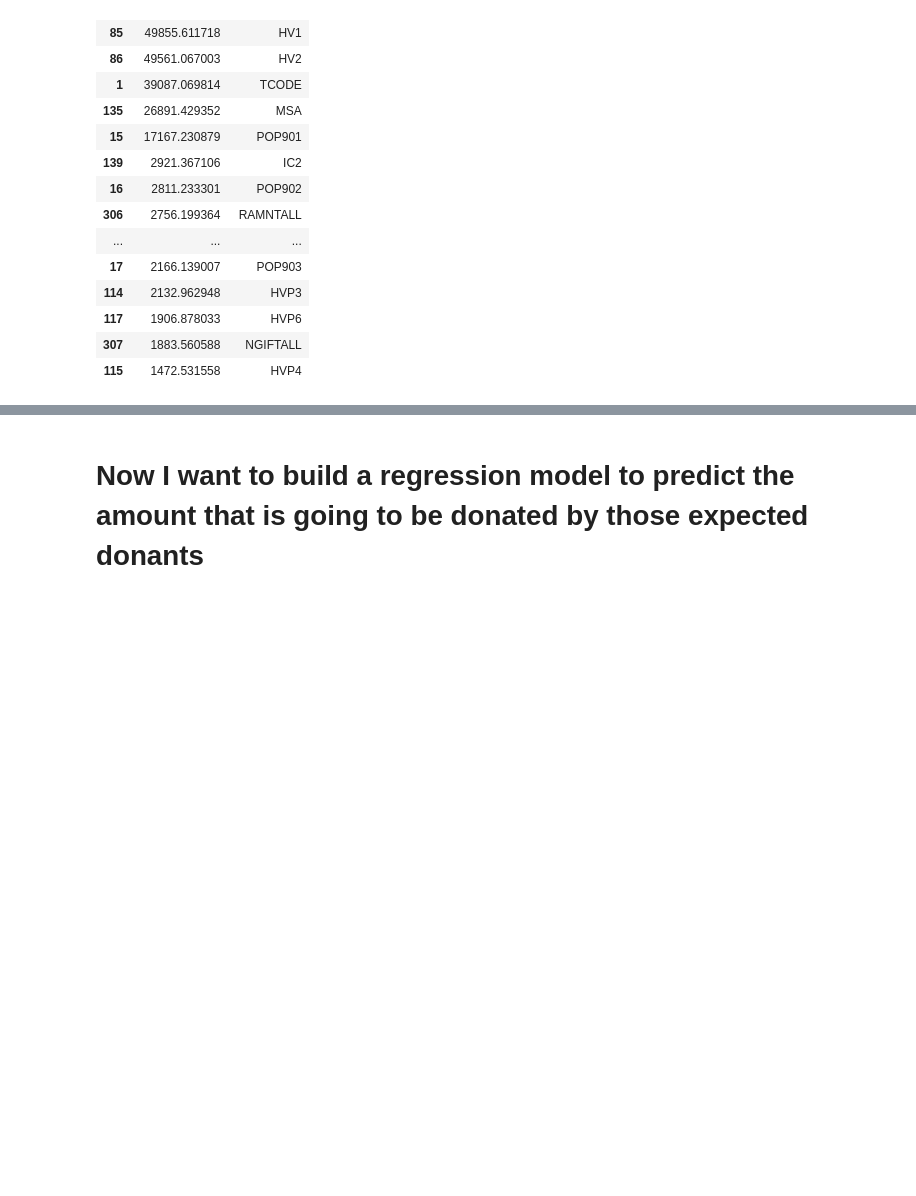
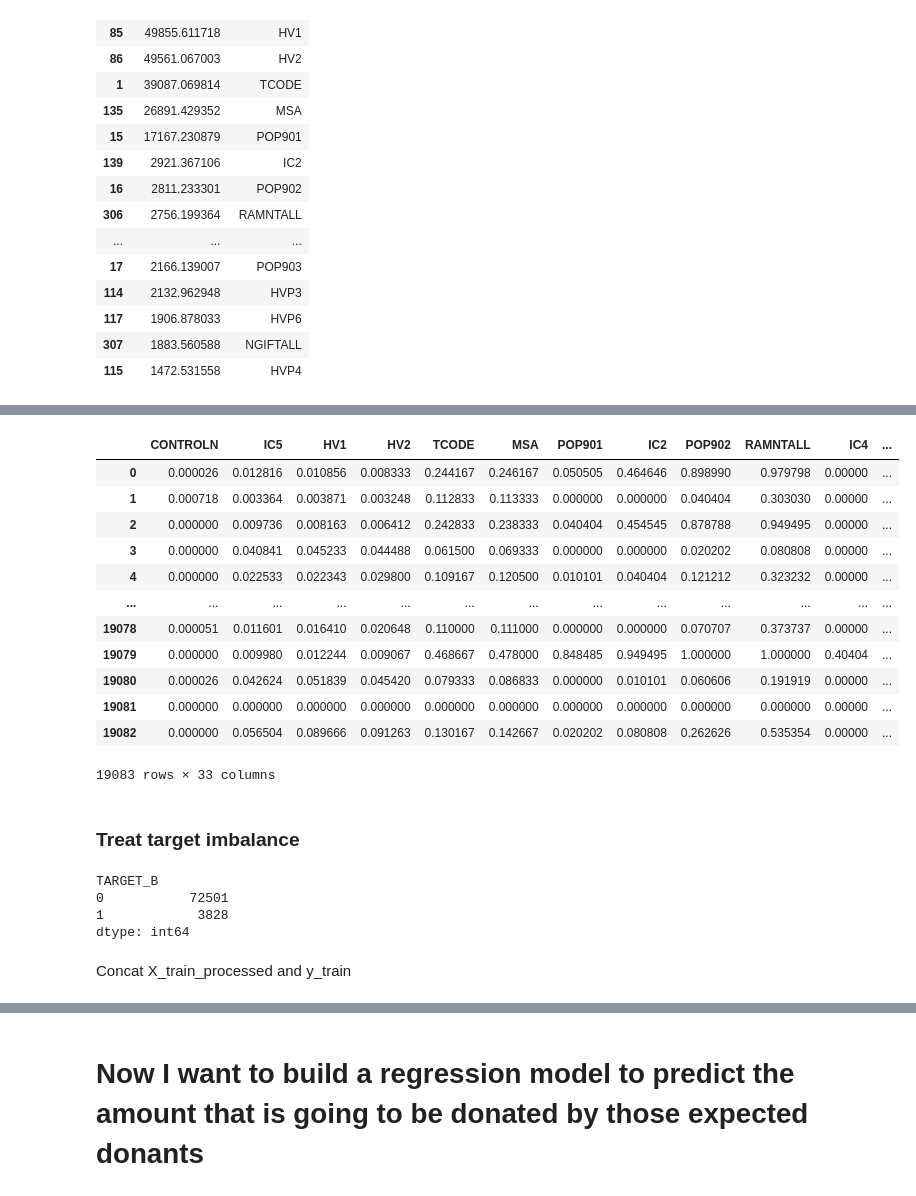
Before and after one commit to JoseMariadeAlmansa/7.07-lab-random-forests, a Jupyter notebook: L. 7.01 7.02 original.ipynb, the cells around one changed output, grey strips where cells are left out. Drawn from its saved outputs; the diff is of its cells as text; code cells hidden in the pictures; blank space fills up the shorter version.

```diff
--- a/L. 7.01 7.02 original.ipynb
+++ b/L. 7.01 7.02 original.ipynb
@@ -1311,0 +1465,25 @@ Train_accuricy {'Decision Tree Classifier': 0.8916836975318346, 'Logistic Regres
+# %%
+X_test_processed
+# %% [output]
+|  | CONTROLN | IC5 | HV1 | HV2 | TCODE | MSA | POP901 | IC2 | POP902 | RAMNTALL | IC4 | ... |
+| 0 | 0.000026 | 0.012816 | 0.010856 | 0.008333 | 0.244167 | 0.246167 | 0.050505 | 0.464646 | 0.898990 | 0.979798 | 0.00000 | ... |
+| 1 | 0.000718 | 0.003364 | 0.003871 | 0.003248 | 0.112833 | 0.113333 | 0.000000 | 0.000000 | 0.040404 | 0.303030 | 0.00000 | ... |
+| 2 | 0.000000 | 0.009736 | 0.008163 | 0.006412 | 0.242833 | 0.238333 | 0.040404 | 0.454545 | 0.878788 | 0.949495 | 0.00000 | ... |
+| 3 | 0.000000 | 0.040841 | 0.045233 | 0.044488 | 0.061500 | 0.069333 | 0.000000 | 0.000000 | 0.020202 | 0.080808 | 0.00000 | ... |
+| 4 | 0.000000 | 0.022533 | 0.022343 | 0.029800 | 0.109167 | 0.120500 | 0.010101 | 0.040404 | 0.121212 | 0.323232 | 0.00000 | ... |
+| ... | ... | ... | ... | ... | ... | ... | ... | ... | ... | ... | ... | ... |
+| 19078 | 0.000051 | 0.011601 | 0.016410 | 0.020648 | 0.110000 | 0.111000 | 0.000000 | 0.000000 | 0.070707 | 0.373737 | 0.00000 | ... |
+| 19079 | 0.000000 | 0.009980 | 0.012244 | 0.009067 | 0.468667 | 0.478000 | 0.848485 | 0.949495 | 1.000000 | 1.000000 | 0.40404 | ... |
+| 19080 | 0.000026 | 0.042624 | 0.051839 | 0.045420 | 0.079333 | 0.086833 | 0.000000 | 0.010101 | 0.060606 | 0.191919 | 0.00000 | ... |
+| 19081 | 0.000000 | 0.000000 | 0.000000 | 0.000000 | 0.000000 | 0.000000 | 0.000000 | 0.000000 | 0.000000 | 0.000000 | 0.00000 | ... |
+| 19082 | 0.000000 | 0.056504 | 0.089666 | 0.091263 | 0.130167 | 0.142667 | 0.020202 | 0.080808 | 0.262626 | 0.535354 | 0.00000 | ... |
+19083 rows × 33 columns
+# %% [markdown]
+### Treat target imbalance
+# %%
+y_train.value_counts()
+# %% [output]
+TARGET_B
+0           72501
+1            3828
+dtype: int64
@@ -1311,0 +1495,2 @@ Train_accuricy {'Decision Tree Classifier': 0.8916836975318346, 'Logistic Regres
+# %% [markdown]
+Concat X_train_processed and y_train
```
Also changed, not shown: parts of 64 cells of this notebook.
